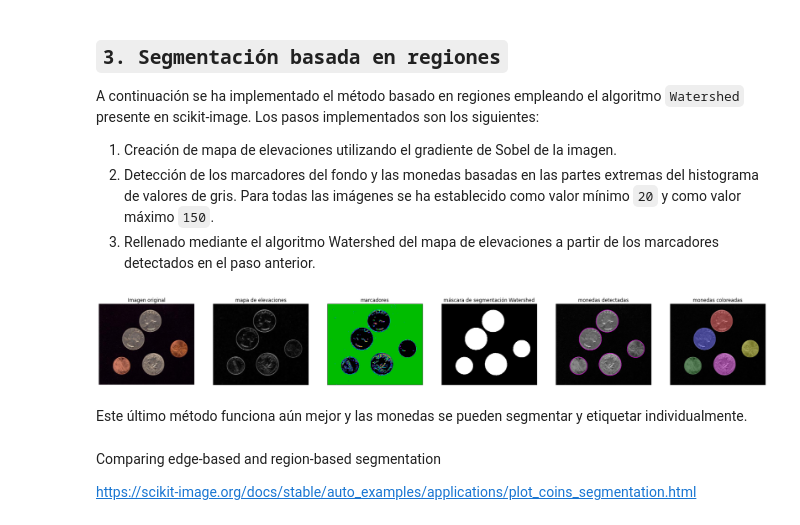
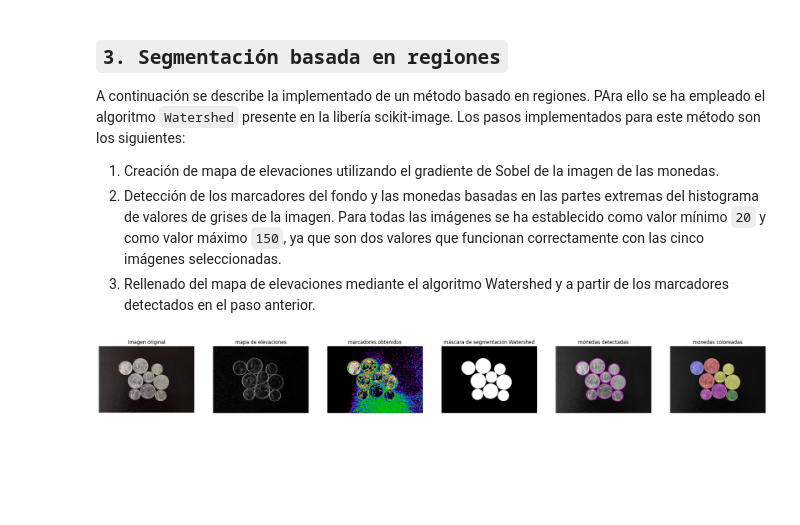
Before and after one commit to azarkiel/PercepcionComputacional, a Jupyter notebook: Actividad3_segmentadores.ipynb, the cells around one changed output. Saved outputs shown, nothing was run; the diff lists cells and outputs as text; code cells hidden in the pictures; blank space fills up the shorter version.

```diff
--- a/Actividad3_segmentadores.ipynb
+++ b/Actividad3_segmentadores.ipynb
@@ -37,5 +64,5 @@ A continuación se lee la imagen a tratar de la lista de imagenes definido. Para
 # %%
-indiceImagen = 0  # Para probar otras imagenes cambiar el indice por 0,1,2,3 o 4.
+indiceImagen = 1  # Para probar otras imagenes cambiar el indice por 0,1,2,3 o 4.
 imagenOriginal = io.imread(imagenes[indiceImagen])
 monedas = (rgb2grey(imagenOriginal)*256).astype('uint8')
 # %% [markdown]
@@ -88,34 +115,31 @@ plt.show()
 # %% [markdown]
 ## ``3. Segmentación basada en regiones``
-A continuación se ha implementado el método basado en regiones empleando el algoritmo ``Watershed`` presente en scikit-image. Los pasos implementados son los siguientes:
-1. Creación de mapa de elevaciones utilizando el gradiente de Sobel de la imagen.
-2. Detección de los marcadores del fondo y las monedas basadas en las partes extremas del histograma de valores de gris. Para todas las imágenes se ha establecido como valor mínimo ``20`` y como valor máximo ``150``.
-3. Rellenado mediante el algoritmo Watershed del mapa de elevaciones a partir de los marcadores detectados en el paso anterior.
+A continuación se describe la implementado de un método basado en regiones. PAra ello se ha empleado el algoritmo ``Watershed`` presente en la libería scikit-image. Los pasos implementados para este método son los siguientes:
+1. Creación de mapa de elevaciones utilizando el gradiente de Sobel de la imagen de las monedas.
+2. Detección de los marcadores del fondo y las monedas basadas en las partes extremas del histograma de valores de grises de la imagen. Para todas las imágenes se ha establecido como valor mínimo ``20`` y como valor máximo ``150``, ya que son dos valores que funcionan correctamente con las cinco imágenes seleccionadas.
+3. Rellenado del mapa de elevaciones mediante el algoritmo Watershed y a partir de los marcadores detectados en el paso anterior.
 # %%
 from skimage.color import label2rgb
 
-elevation_map = sobel(monedas)
+mapaDeElevacion = sobel(monedas)
 
 marcadores = np.zeros_like(monedas)
 marcadores[monedas < 20] = 1
 marcadores[monedas > 150] = 2
 
-mascaraWatershed = segmentation.watershed(elevation_map, marcadores) #Esta es la máscara que utilizaremos en la evaluación
+mascaraWatershed = segmentation.watershed(mapaDeElevacion, marcadores) #Esta es la máscara que utilizaremos en la evaluación
 
 mascaraWatershed = ndi.binary_fill_holes(mascaraWatershed - 1)
-labeled_coins, _ = ndi.label(mascaraWatershed)
-image_label_overlay = label2rgb(labeled_coins, image=monedas, bg_label=0)
+monedasEtiquetadas, _ = ndi.label(mascaraWatershed)
+monedasColoreadas = label2rgb(monedasEtiquetadas, image=monedas, bg_label=0)
 
 plt.figure(figsize=(30,20))
 plt.subplot(1,6,1),plt.imshow(imagenOriginal, cmap=plt.cm.gray);plt.title('Imagen original'), plt.axis('off')
-plt.subplot(1,6,2),plt.imshow(elevation_map, cmap=plt.cm.gray);plt.title('mapa de elevaciones'), plt.xticks([]), plt.yticks([])
-plt.subplot(1,6,3),plt.imshow(marcadores, cmap=plt.cm.nipy_spectral);plt.title('marcadores'), plt.xticks([]), plt.yticks([])
+plt.subplot(1,6,2),plt.imshow(mapaDeElevacion, cmap=plt.cm.gray);plt.title('mapa de elevaciones'), plt.xticks([]), plt.yticks([])
+plt.subplot(1,6,3),plt.imshow(marcadores, cmap=plt.cm.nipy_spectral);plt.title('marcadores obtenidos'), plt.xticks([]), plt.yticks([])
 plt.subplot(1,6,4),plt.imshow(mascaraWatershed, cmap=plt.cm.gray);plt.title('máscara de segmentación Watershed'), plt.xticks([]), plt.yticks([])
-plt.subplot(1,6,5),plt.imshow(monedas, cmap=plt.cm.gray),plt.contour(mascaraWatershed, [0.5], linewidths=1.2, colors='m');plt.title('monedas detectadas'), plt.xticks([]), plt.yticks([])
-plt.subplot(1,6,6),plt.imshow(image_label_overlay);plt.title('monedas coloreadas'), plt.xticks([]), plt.yticks([])
+plt.subplot(1,6,5),plt.imshow(monedas, cmap=plt.cm.gray),plt.contour(mascaraWatershed, [0.5], linewidths=1.4, colors='m');plt.title('monedas detectadas'), plt.xticks([]), plt.yticks([])
+plt.subplot(1,6,6),plt.imshow(monedasColoreadas);plt.title('monedas coloreadas'), plt.xticks([]), plt.yticks([])
 plt.show()
 # %% [output]
-[figure, old version]
+[figure, new version]
-# %% [markdown]
-
-Este último método funciona aún mejor y las monedas se pueden segmentar y etiquetar individualmente.
@@ -130,4 +145,0 @@ Este último método funciona aún mejor y las monedas se pueden segmentar y eti
-# %% [markdown]
-Comparing edge-based and region-based segmentation
-
-https://scikit-image.org/docs/stable/auto_examples/applications/plot_coins_segmentation.html
```
Also changed, not shown: parts of 14 cells of this notebook.
